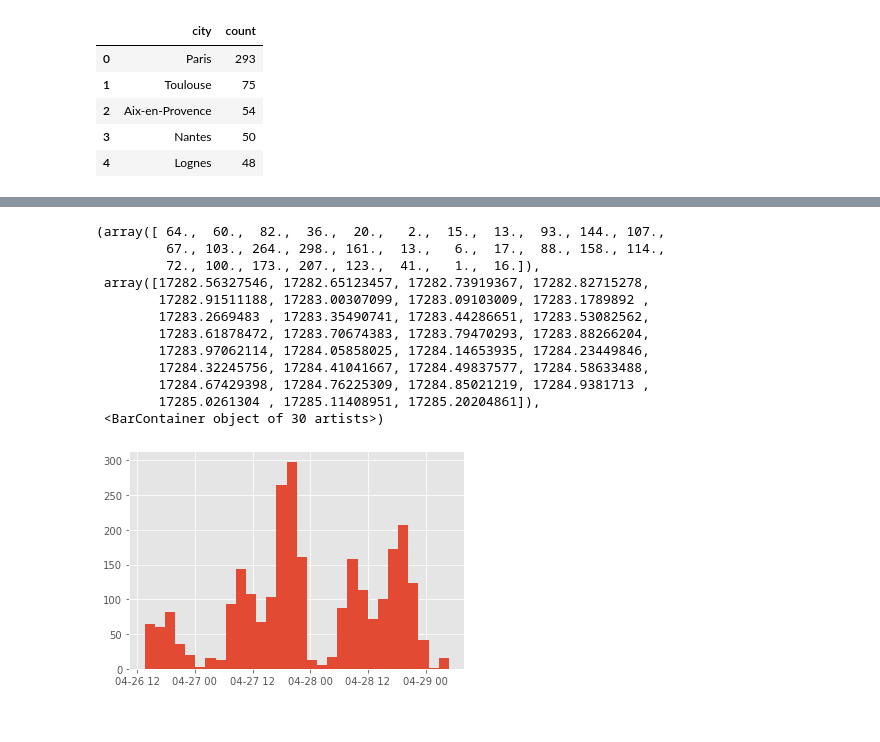
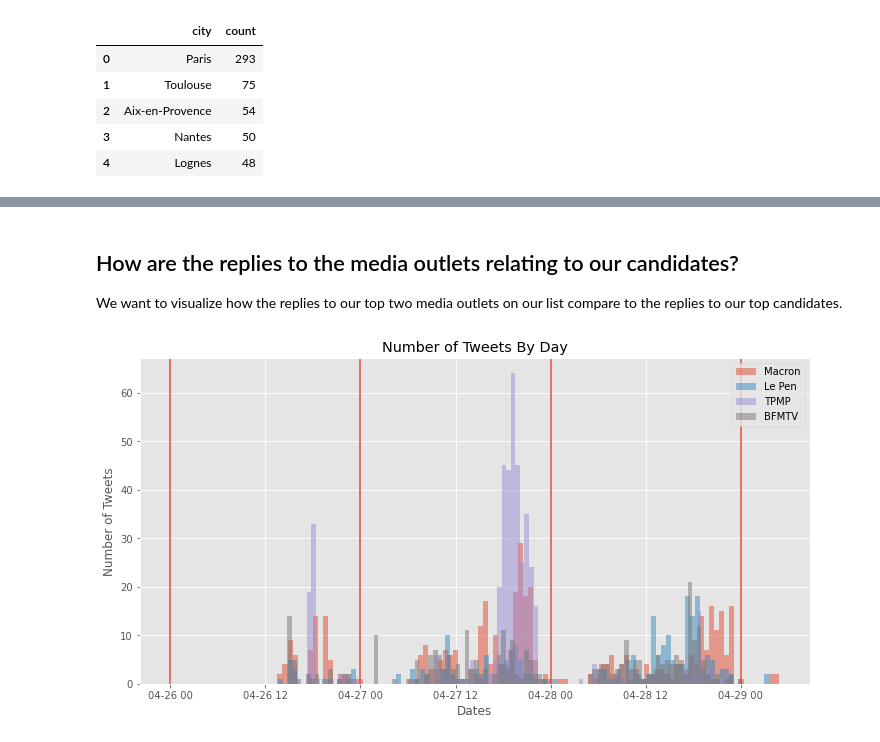
Before and after one commit to czengnn/spark_case_study, a Jupyter notebook: spark_case_study.ipynb, the cells around one changed output, grey strips where cells are left out. Saved outputs shown, nothing was run; the diff lists cells and outputs as text; code cells hidden in the pictures.

Commit message:
added markdown and adjusted some visualizations

```diff
--- a/spark_case_study.ipynb
+++ b/spark_case_study.ipynb
@@ -195,16 +211,0 @@ macron = replies_df[replies_df['in_reply_to_screen_name'] == 'EmmanuelMacron']
-# %%
-plt.hist(replies_df['tweet_dt'], bins = 30)
-# %% [output]
-(array([ 64.,  60.,  82.,  36.,  20.,   2.,  15.,  13.,  93., 144., 107.,
-         67., 103., 264., 298., 161.,  13.,   6.,  17.,  88., 158., 114.,
-         72., 100., 173., 207., 123.,  41.,   1.,  16.]),
- array([17282.56327546, 17282.65123457, 17282.73919367, 17282.82715278,
-        17282.91511188, 17283.00307099, 17283.09103009, 17283.1789892 ,
-        17283.2669483 , 17283.35490741, 17283.44286651, 17283.53082562,
-        17283.61878472, 17283.70674383, 17283.79470293, 17283.88266204,
-        17283.97062114, 17284.05858025, 17284.14653935, 17284.23449846,
-        17284.32245756, 17284.41041667, 17284.49837577, 17284.58633488,
-        17284.67429398, 17284.76225309, 17284.85021219, 17284.9381713 ,
-        17285.0261304 , 17285.11408951, 17285.20204861]),
- <BarContainer object of 30 artists>)
-[figure, removed]
@@ -212,0 +212,29 @@ user.friends_count, user.statuses_count,
+# %% [markdown]
+## How are the replies to the media outlets relating to our candidates?
+
+We want to visualize how the replies to our top two media outlets on our list compare to the replies to our top candidates.
+# %%
+replies_df['tweet_time'] = replies_df['tweet_dt'].apply(lambda x: x.time())
+replies_df['tweet_date'] = replies_df['tweet_dt'].apply(lambda x: x.date())
+# %%
+macron = replies_df[replies_df['in_reply_to_screen_name'] == 'EmmanuelMacron']
+le_pen = replies_df[replies_df['in_reply_to_screen_name'] == 'MLP_officiel']
+tpmp = replies_df[replies_df['in_reply_to_screen_name'] == 'TPMP']
+bfmtv = replies_df[replies_df['in_reply_to_screen_name'] == 'BFMTV']
+# %%
+from datetime import datetime
+fig, axes = plt.subplots(figsize = (12, 6))
+axes.hist(macron['tweet_dt'], bins = 100, alpha = .5, label = 'Macron')
+axes.hist(le_pen['tweet_dt'], bins = 100, alpha = .5, label = 'Le Pen')
+axes.hist(tpmp['tweet_dt'], bins = 100, alpha = .5, label = 'TPMP')
+axes.hist(bfmtv['tweet_dt'], bins = 100, alpha = .5, label = 'BFMTV')
+axes.axvline(datetime.strptime('2017-04-26','%Y-%m-%d'), 0, 30)
+axes.axvline(datetime.strptime('2017-04-27','%Y-%m-%d'), 0, 30)
+axes.axvline(datetime.strptime('2017-04-28','%Y-%m-%d'), 0, 30)
+axes.axvline(datetime.strptime('2017-04-29','%Y-%m-%d'), 0, 30)
+axes.set_title("Number of Tweets By Day")
+axes.set_xlabel("Dates")
+axes.set_ylabel("Number of Tweets")
+axes.legend();
+# %% [output]
+[figure, added]
```
Also changed, not shown: parts of 11 cells of this notebook.
